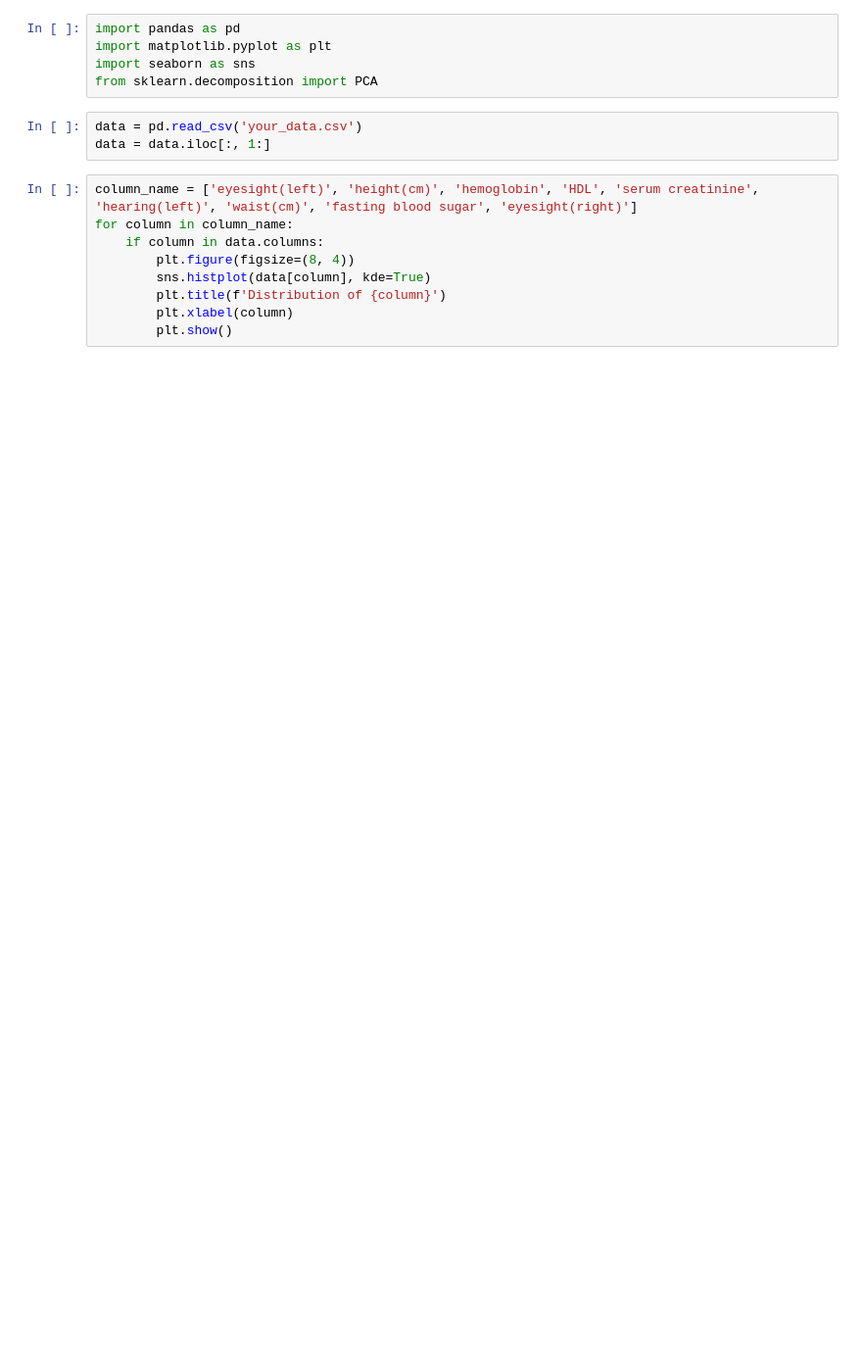
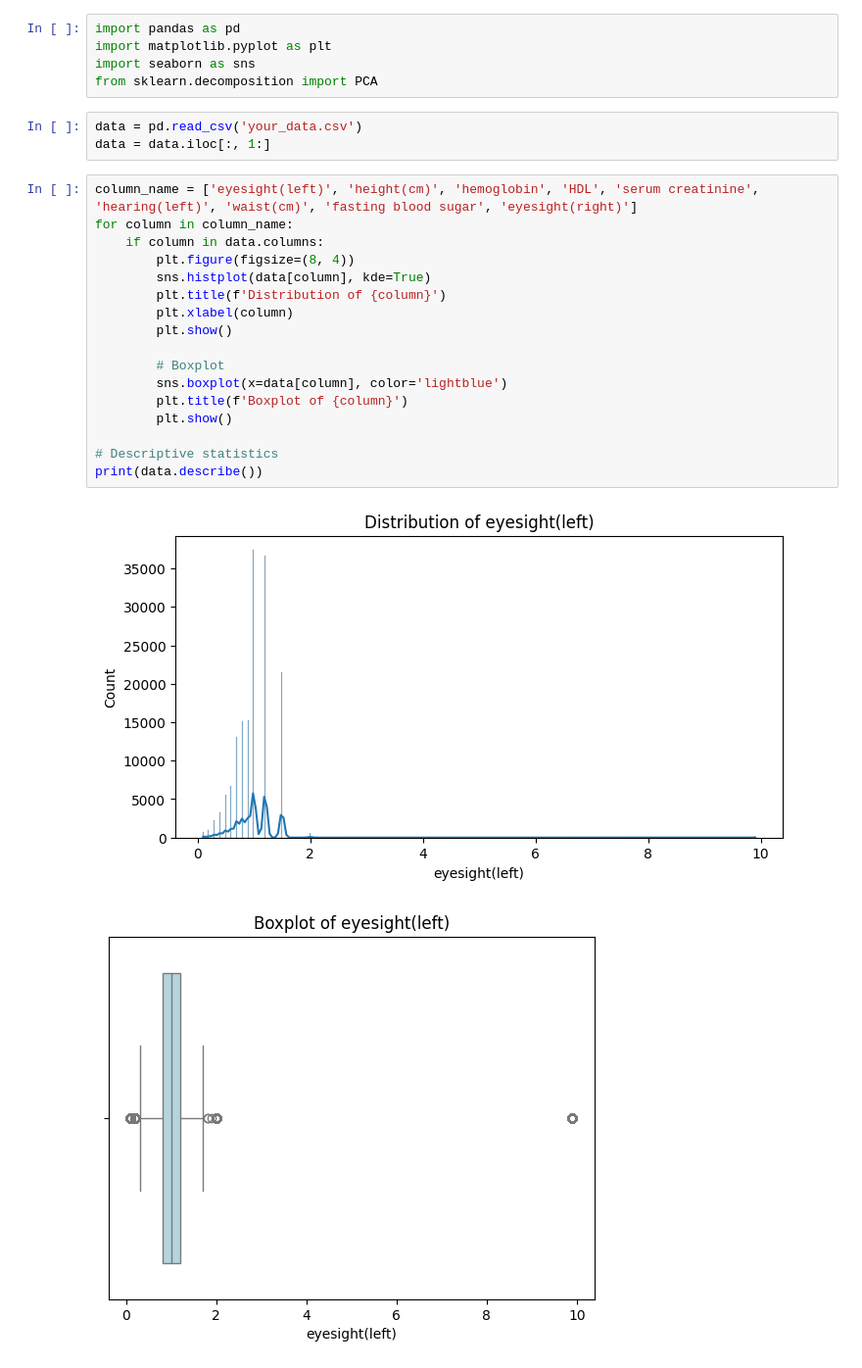
Before and after one commit to JanaAdel1010/Smoking-ML-analysis, a Jupyter notebook: exploratory_analysis.ipynb, the cells around one changed output. Shown at 98% size. Cells and saved outputs as stored; diff of their text form; blank space fills up the shorter version.

Commit message:
data cleaning and feature selection

```diff
--- a/exploratory_analysis.ipynb
+++ b/exploratory_analysis.ipynb
@@ -9,9 +9,20 @@ data = data.iloc[:, 1:]
 # %%
 column_name = ['eyesight(left)', 'height(cm)', 'hemoglobin', 'HDL', 'serum creatinine', 'hearing(left)', 'waist(cm)', 'fasting blood sugar', 'eyesight(right)']
 for column in column_name:
     if column in data.columns:
         plt.figure(figsize=(8, 4))
         sns.histplot(data[column], kde=True)
         plt.title(f'Distribution of {column}')
         plt.xlabel(column)
         plt.show()
+
+        # Boxplot
+        sns.boxplot(x=data[column], color='lightblue')
+        plt.title(f'Boxplot of {column}')
+        plt.show()
+
+# Descriptive statistics
+print(data.describe())
+# %% [output]
+[figure, added]
+[figure, added]
```
Also changed, not shown: parts of 9 cells of this notebook.
